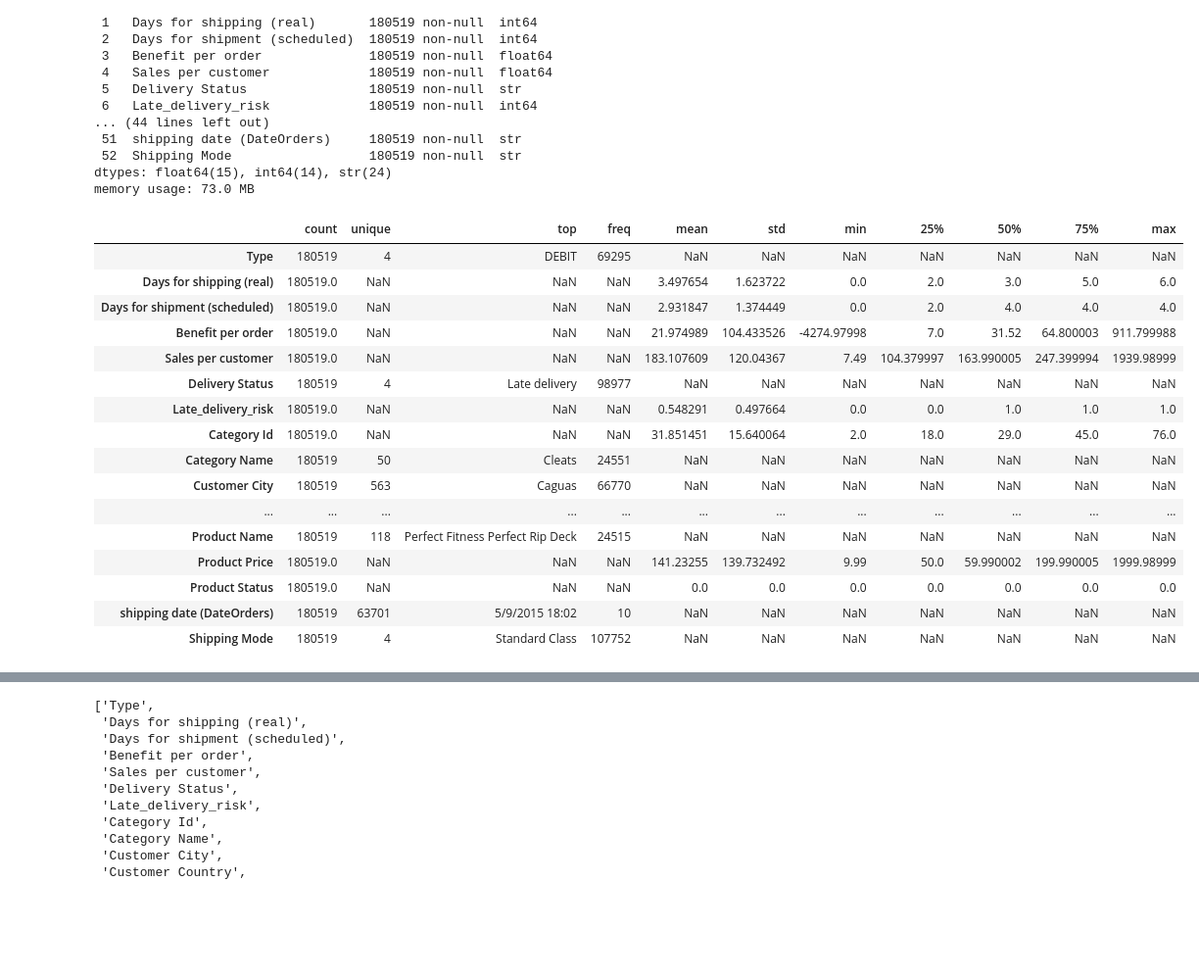
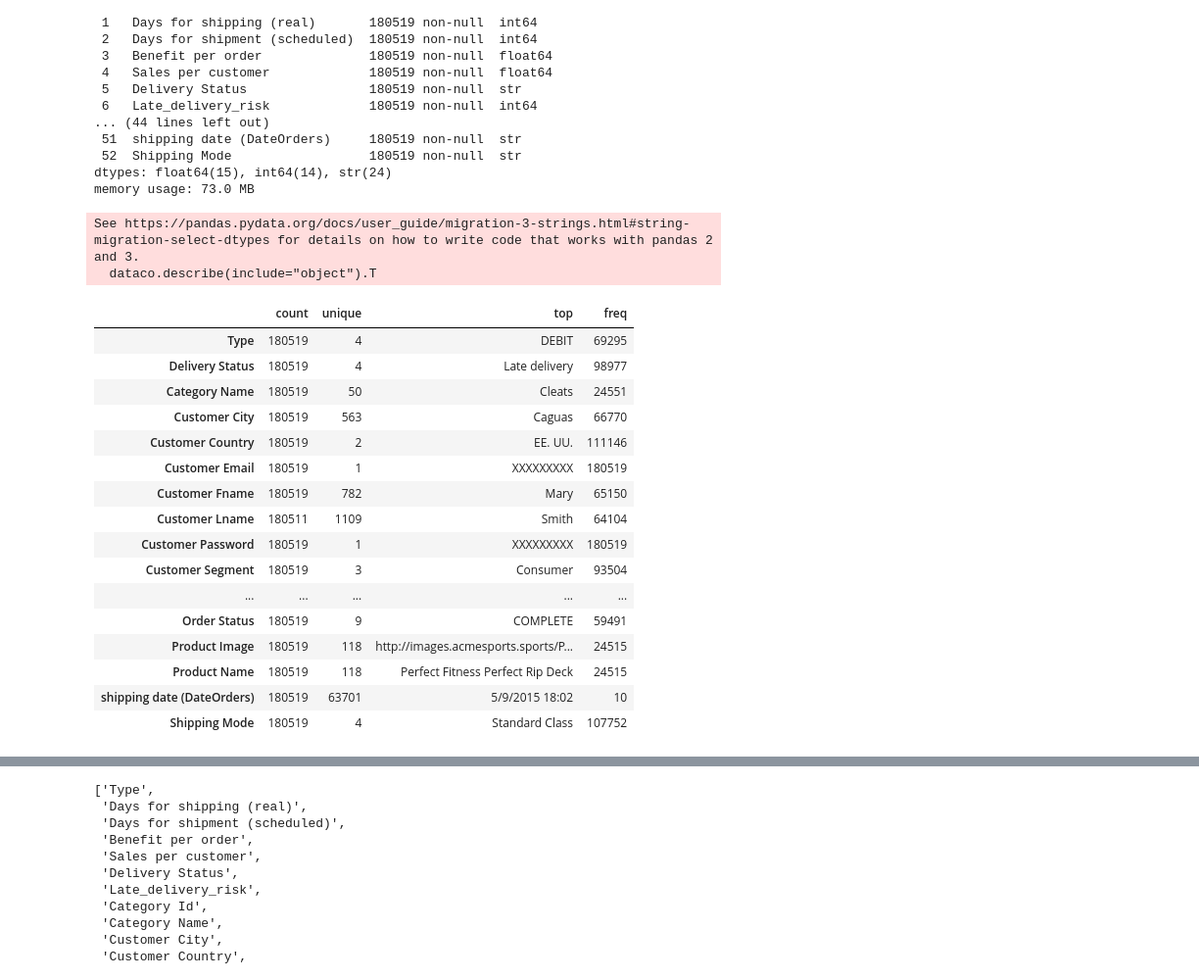
Before and after one commit to anuj22045/cargopulse-ai, a Jupyter notebook: backend/notebooks/01_dataset_analysis.ipynb, the cells around one changed output, grey strips where cells are left out. Shown at 98% size. Cells and saved outputs as stored; diff of their text form; code cells hidden in the pictures; blank space fills up the shorter version.

```diff
--- a/backend/notebooks/01_dataset_analysis.ipynb
+++ b/backend/notebooks/01_dataset_analysis.ipynb
@@ -5,0 +7,4 @@ import seaborn as sns
+# %%
+pd.set_option("display.max_columns", None)
+pd.set_option("display.max_rows", 100)
+pd.set_option("display.max_colwidth", 100)
@@ -47,22 +49,24 @@ Data columns (total 53 columns):
 dtypes: float64(15), int64(14), str(24)
 memory usage: 73.0 MB
 # %%
-dataco.describe(include="all").T
+dataco.describe(include="object").T
 # %% [output]
+See https://pandas.pydata.org/docs/user_guide/migration-3-strings.html#string-migration-select-dtypes for details on how to write code that works with pandas 2 and 3.
+  dataco.describe(include="object").T
-|  | count | unique | top | freq | mean | std | min | 25% | 50% | 75% | max |
-| Type | 180519 | 4 | DEBIT | 69295 | NaN | NaN | NaN | NaN | NaN | NaN | NaN |
-| Days for shipping (real) | 180519.0 | NaN | NaN | NaN | 3.497654 | 1.623722 | 0.0 | 2.0 | 3.0 | 5.0 | 6.0 |
-| Days for shipment (scheduled) | 180519.0 | NaN | NaN | NaN | 2.931847 | 1.374449 | 0.0 | 2.0 | 4.0 | 4.0 | 4.0 |
-| Benefit per order | 180519.0 | NaN | NaN | NaN | 21.974989 | 104.433526 | -4274.97998 | 7.0 | 31.52 | 64.800003 | 911.799988 |
-| Sales per customer | 180519.0 | NaN | NaN | NaN | 183.107609 | 120.04367 | 7.49 | 104.379997 | 163.990005 | 247.399994 | 1939.98999 |
-| Delivery Status | 180519 | 4 | Late delivery | 98977 | NaN | NaN | NaN | NaN | NaN | NaN | NaN |
-| Late_delivery_risk | 180519.0 | NaN | NaN | NaN | 0.548291 | 0.497664 | 0.0 | 0.0 | 1.0 | 1.0 | 1.0 |
-| Category Id | 180519.0 | NaN | NaN | NaN | 31.851451 | 15.640064 | 2.0 | 18.0 | 29.0 | 45.0 | 76.0 |
-| Category Name | 180519 | 50 | Cleats | 24551 | NaN | NaN | NaN | NaN | NaN | NaN | NaN |
-| Customer City | 180519 | 563 | Caguas | 66770 | NaN | NaN | NaN | NaN | NaN | NaN | NaN |
-| ... | ... | ... | ... | ... | ... | ... | ... | ... | ... | ... | ... |
-| Product Name | 180519 | 118 | Perfect Fitness Perfect Rip Deck | 24515 | NaN | NaN | NaN | NaN | NaN | NaN | NaN |
-| Product Price | 180519.0 | NaN | NaN | NaN | 141.23255 | 139.732492 | 9.99 | 50.0 | 59.990002 | 199.990005 | 1999.98999 |
-| Product Status | 180519.0 | NaN | NaN | NaN | 0.0 | 0.0 | 0.0 | 0.0 | 0.0 | 0.0 | 0.0 |
-| shipping date (DateOrders) | 180519 | 63701 | 5/9/2015 18:02 | 10 | NaN | NaN | NaN | NaN | NaN | NaN | NaN |
-| Shipping Mode | 180519 | 4 | Standard Class | 107752 | NaN | NaN | NaN | NaN | NaN | NaN | NaN |
+|  | count | unique | top | freq |
+| Type | 180519 | 4 | DEBIT | 69295 |
+| Delivery Status | 180519 | 4 | Late delivery | 98977 |
+| Category Name | 180519 | 50 | Cleats | 24551 |
+| Customer City | 180519 | 563 | Caguas | 66770 |
+| Customer Country | 180519 | 2 | EE. UU. | 111146 |
+| Customer Email | 180519 | 1 | XXXXXXXXX | 180519 |
+| Customer Fname | 180519 | 782 | Mary | 65150 |
+| Customer Lname | 180511 | 1109 | Smith | 64104 |
+| Customer Password | 180519 | 1 | XXXXXXXXX | 180519 |
+| Customer Segment | 180519 | 3 | Consumer | 93504 |
+| ... | ... | ... | ... | ... |
+| Order Status | 180519 | 9 | COMPLETE | 59491 |
+| Product Image | 180519 | 118 | http://images.acmesports.sports/P... | 24515 |
+| Product Name | 180519 | 118 | Perfect Fitness Perfect Rip Deck | 24515 |
+| shipping date (DateOrders) | 180519 | 63701 | 5/9/2015 18:02 | 10 |
+| Shipping Mode | 180519 | 4 | Standard Class | 107752 |
```
Also changed, not shown: parts of 103 cells of this notebook, 1 other file.
